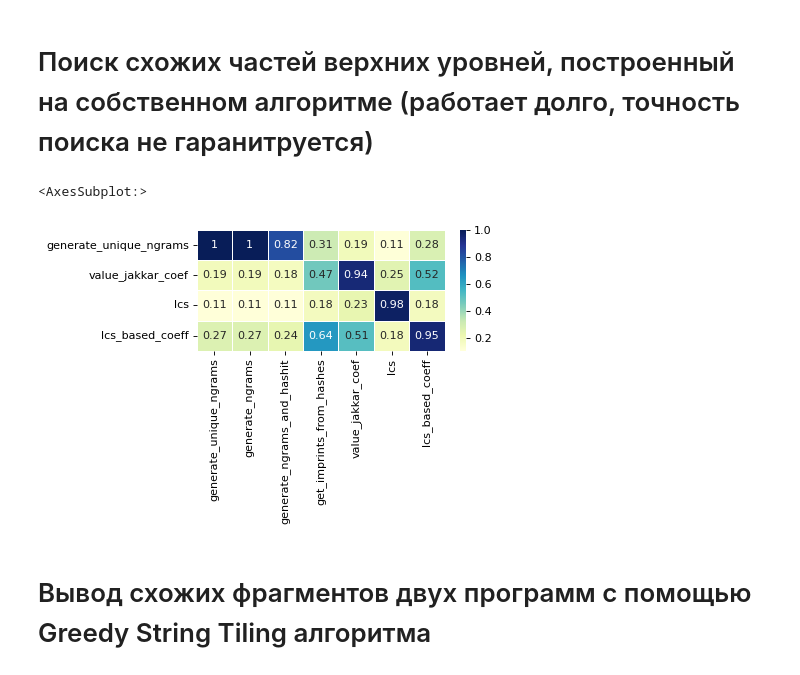
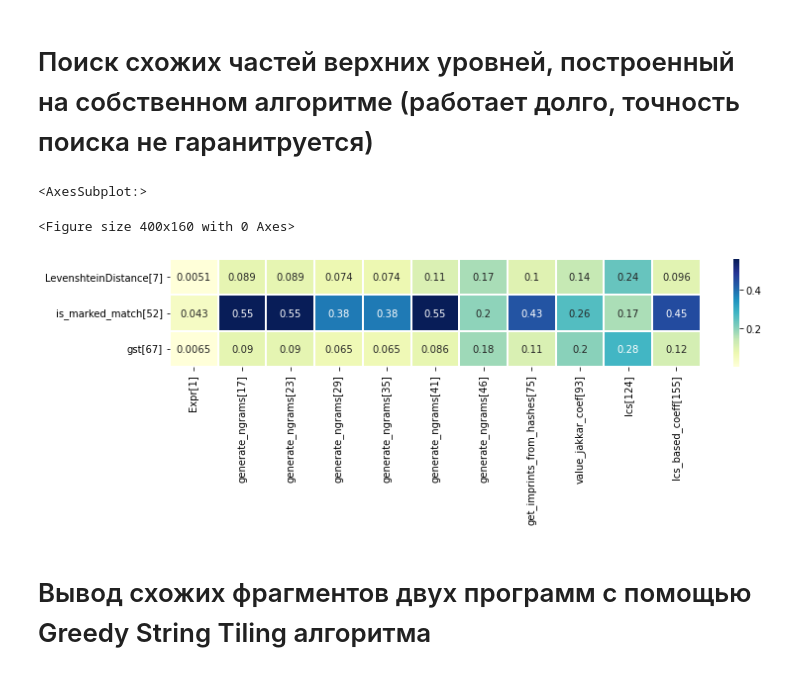
Before and after one commit to OSLL/code-plagiarism, a Jupyter notebook: docs/notebooks/usecases.ipynb, the cells around one changed output. Cells and saved outputs as stored; diff of their text form; code cells hidden in the pictures.

Commit message:
doc+fix: actualizes use case notebook and also fixes displaying suspect parts and getting commit info.
Refs: #207

```diff
--- a/docs/notebooks/usecases.ipynb
+++ b/docs/notebooks/usecases.ipynb
@@ -99,30 +135,34 @@ sns.heatmap(df, annot=True, linewidths=.6, cmap="YlGnBu")
 # %%
 from codeplag.algorithms.featurebased import struct_compare
 # %%
-filename1 = '../Notebooks/samples/tokenbased_old.py'
-filename2 = '../../src/codeplag/algorithms/tokenbased.py'
+filename1 = Path("/usr/src/codeplag/src/codeplag/algorithms/stringbased.py")
+filename2 = Path("/usr/src/codeplag/src/codeplag/algorithms/tokenbased.py")
 tree1 = get_ast_from_filename(filename1)
 tree2 = get_ast_from_filename(filename2)
 features1 = get_features_from_ast(tree1, filename1)
 features2 = get_features_from_ast(tree2, filename2)
 # %%
+import matplotlib.pyplot as plt
+
 compliance_matrix = np.zeros((len(features1.head_nodes),
                               len(features2.head_nodes), 2),
                              dtype=np.int64)
 struct_res = struct_compare(features1.structure, features2.structure, compliance_matrix)
 data = np.zeros((compliance_matrix.shape[0],
                  compliance_matrix.shape[1]),
                 dtype=np.float32)
 for row in range(compliance_matrix.shape[0]):
     for col in range(compliance_matrix.shape[1]):
         data[row][col] = (compliance_matrix[row][col][0] / compliance_matrix[row][col][1])
 
 df = pd.DataFrame(data=data, index=features1.head_nodes, columns=features2.head_nodes)
 figure(figsize=(5, 2), dpi=80)
-sns.heatmap(df, annot=True, linewidths=.6, cmap="YlGnBu")
+plt.figure(figsize=(12, 2))
+sns.heatmap(df, annot=True, linewidths=0.3, cmap="YlGnBu")
 # %% [output]
 <AxesSubplot:>
+<Figure size 400x160 with 0 Axes>
-[figure, old version]
+[figure, new version]
 # %% [markdown]
 # Вывод схожих фрагментов двух программ с помощью  Greedy String Tiling алгоритма
 # %%
```
Also changed, not shown: parts of 20 cells of this notebook, 7 other files.
